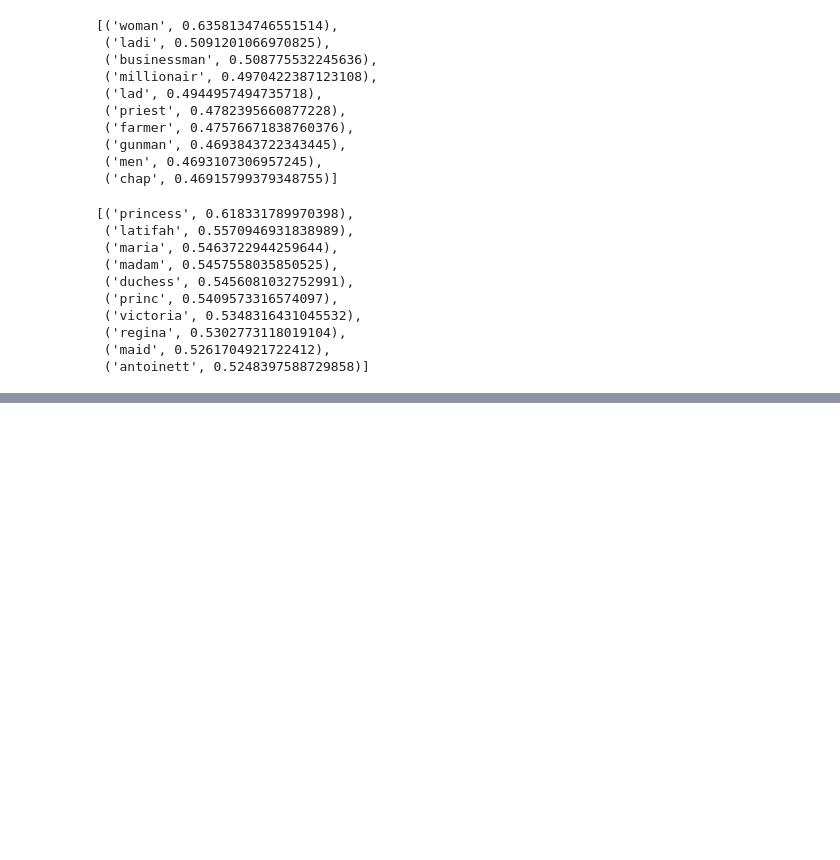
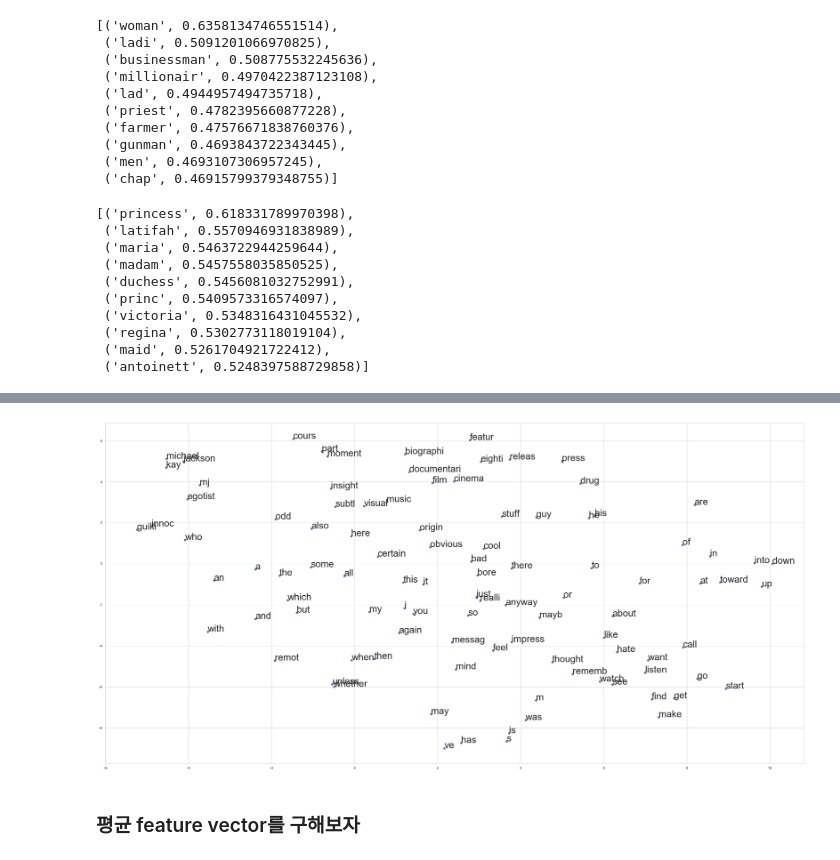
Before and after one commit to Junhojuno/NLP-Tutorial, a Jupyter notebook: part2/Word2vec_modeling.ipynb, the cells around one changed output, grey strips where cells are left out. Saved outputs shown, nothing was run; the diff lists cells and outputs as text; code cells hidden in the pictures; blank space fills up the shorter version.

```diff
--- a/part2/Word2vec_modeling.ipynb
+++ b/part2/Word2vec_modeling.ipynb
@@ -130,0 +135,2 @@ model.most_similar("queen")
+# %%
+model = gensim.models.Word2Vec.load("300features_40minwords_10context")
@@ -130,0 +145,3 @@ model.most_similar("queen")
+# %%
+vocab = list(model.wv.vocab)
+X = model[vocab]
@@ -130,0 +152,7 @@ model.most_similar("queen")
+# %%
+# 100개의 단어에 대해서만 시각화해보자
+tsne = TSNE(n_components=2) # 100차원 --> 2차원 : 차원축소
+X_tsne = tsne.fit_transform(X[:100,:])
+# %%
+df = pd.DataFrame(X_tsne, index=vocab[:100] ,columns=['X','Y'])
+df.shape
@@ -130,0 +170,13 @@ model.most_similar("queen")
+# %%
+fig = plt.figure()
+fig.set_size_inches(40,20)
+ax = fig.add_subplot(1,1,1)
+
+ax.scatter(df['X'], df['Y'])
+for word, pos in df.iterrows():
+    ax.annotate(word, pos, fontsize=30)
+plt.show()
+# %% [output]
+[figure, added]
+# %% [markdown]
+### 평균 feature vector를 구해보자
```
Also changed, not shown: parts of 24 cells of this notebook.
